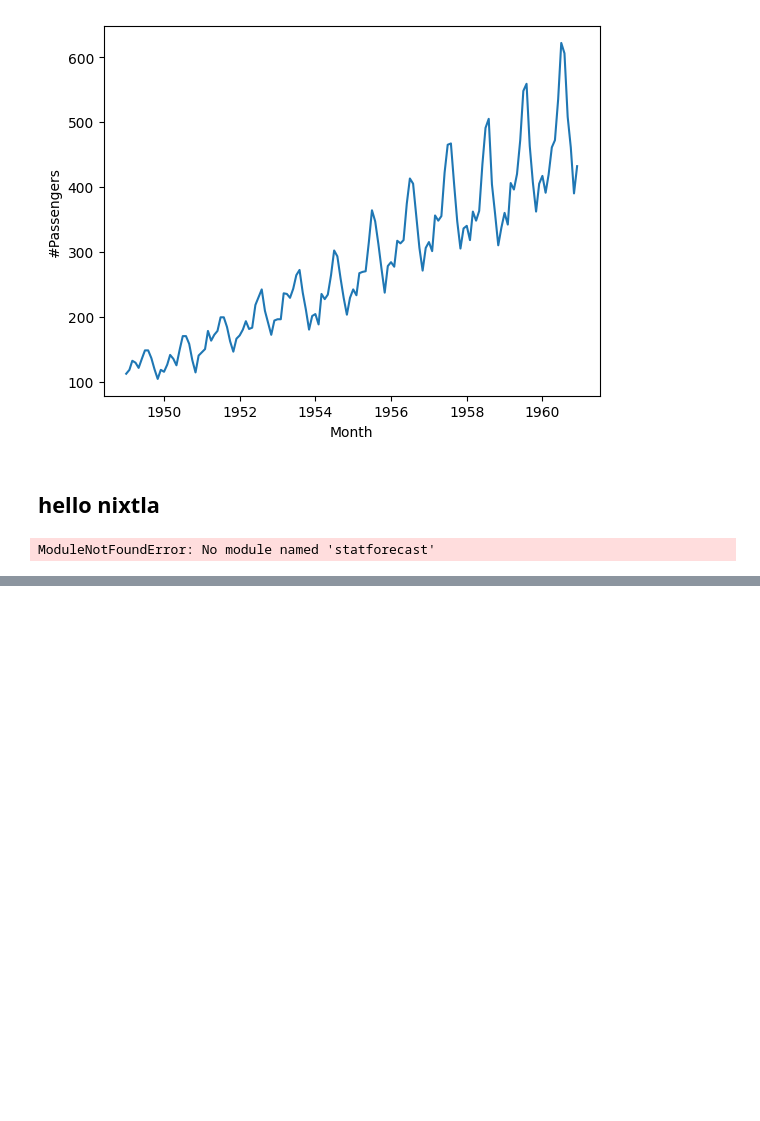
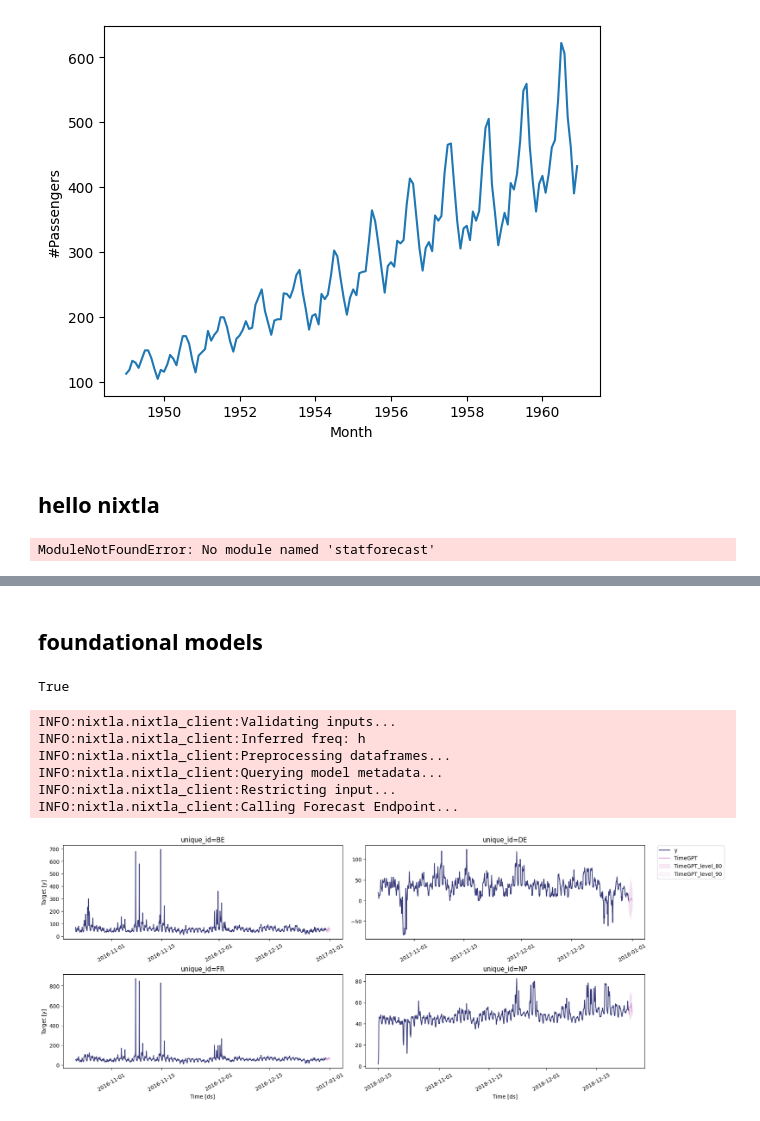
Before and after one commit to pietroppeter/talk-crash-forecasting-naive-to-foundational, a Jupyter notebook: snippets.ipynb, the cells around one changed output, grey strips where cells are left out. Saved outputs shown, nothing was run; the diff lists cells and outputs as text; code cells hidden in the pictures; blank space fills up the shorter version.

```diff
--- a/snippets.ipynb
+++ b/snippets.ipynb
@@ -64,0 +46,10 @@ ModuleNotFoundError: No module named 'statsforecast'
+# %% [markdown]
+## foundational models
+# %%
+from dotenv import load_dotenv
+load_dotenv()
+# %% [output]
+True
+# %%
+import os
+nixtla_api_key = os.getenv("NIXTLA_API_KEY")
@@ -64,0 +59,13 @@ ModuleNotFoundError: No module named 'statsforecast'
+# %%
+nixtla_client = NixtlaClient(api_key = nixtla_api_key)
+df = pd.read_csv('https://raw.githubusercontent.com/Nixtla/transfer-learning-time-series/main/datasets/electricity-short.csv')
+fcst_df = nixtla_client.forecast(df, h=24, level=[80, 90])
+nixtla_client.plot(df, fcst_df, level=[80, 90])
+# %% [output]
+INFO:nixtla.nixtla_client:Validating inputs...
+INFO:nixtla.nixtla_client:Inferred freq: h
+INFO:nixtla.nixtla_client:Preprocessing dataframes...
+INFO:nixtla.nixtla_client:Querying model metadata...
+INFO:nixtla.nixtla_client:Restricting input...
+INFO:nixtla.nixtla_client:Calling Forecast Endpoint...
+[figure, added]
```
Also changed, not shown: parts of 5 cells of this notebook, 8 other files.
